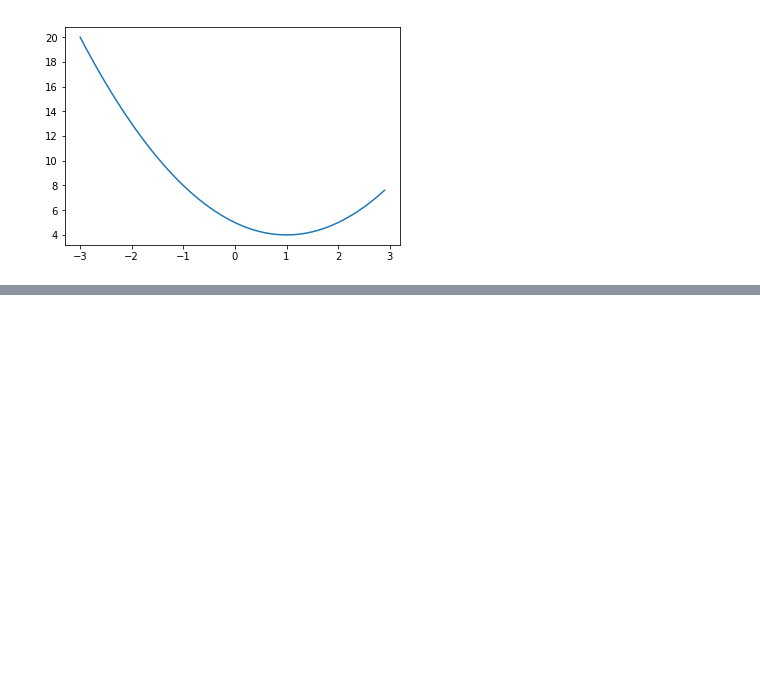
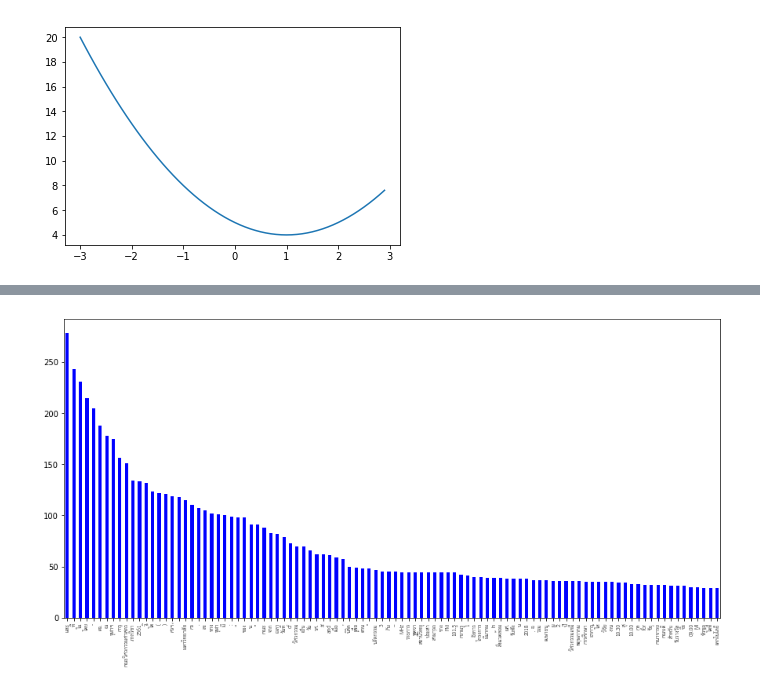
Before and after one commit to rkrissada/socialAnalysis, a Jupyter notebook: numpy.ipynb, the cells around one changed output, grey strips where cells are left out. Cells and saved outputs as stored; diff of their text form; code cells hidden in the pictures; blank space fills up the shorter version.

```diff
--- a/numpy.ipynb
+++ b/numpy.ipynb
@@ -145,0 +195,11 @@ plt.show()
+# %%
+import matplotlib.pyplot as plt
+import matplotlib.font_manager as fm
+
+font = fm.FontProperties(fname='THSarabunNew.ttf')
+counts=s3.value_counts()[:100]
+ax=counts.plot(kind='bar',figsize=(15,7),color=['b'])
+ax.set_xticklabels(counts.index,fontproperties=font)
+plt.show()
+# %% [output]
+[figure, added]
```
Also changed, not shown: parts of 17 cells of this notebook, 1 other file.
